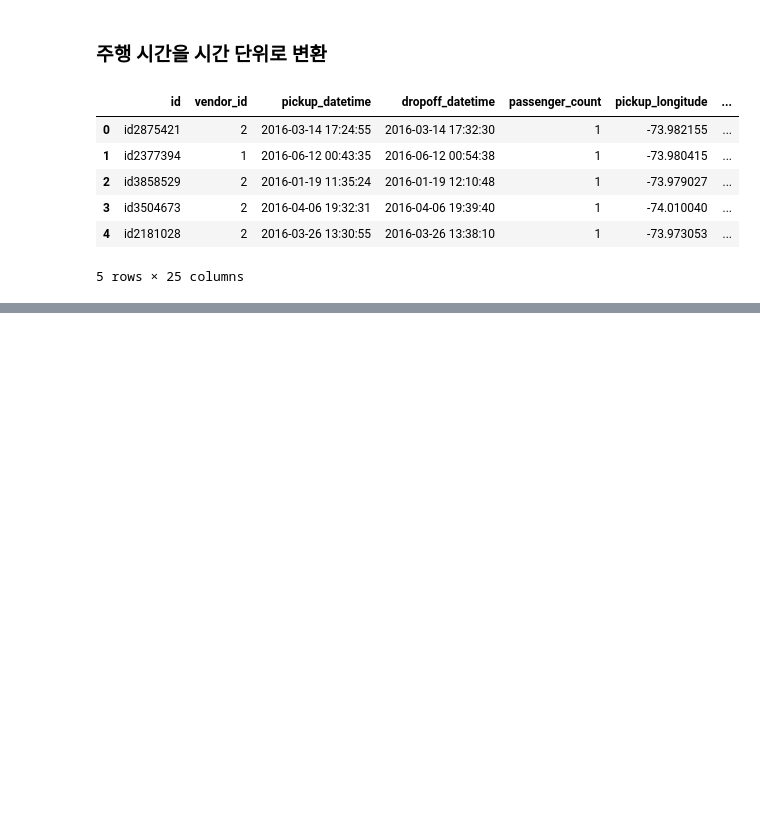
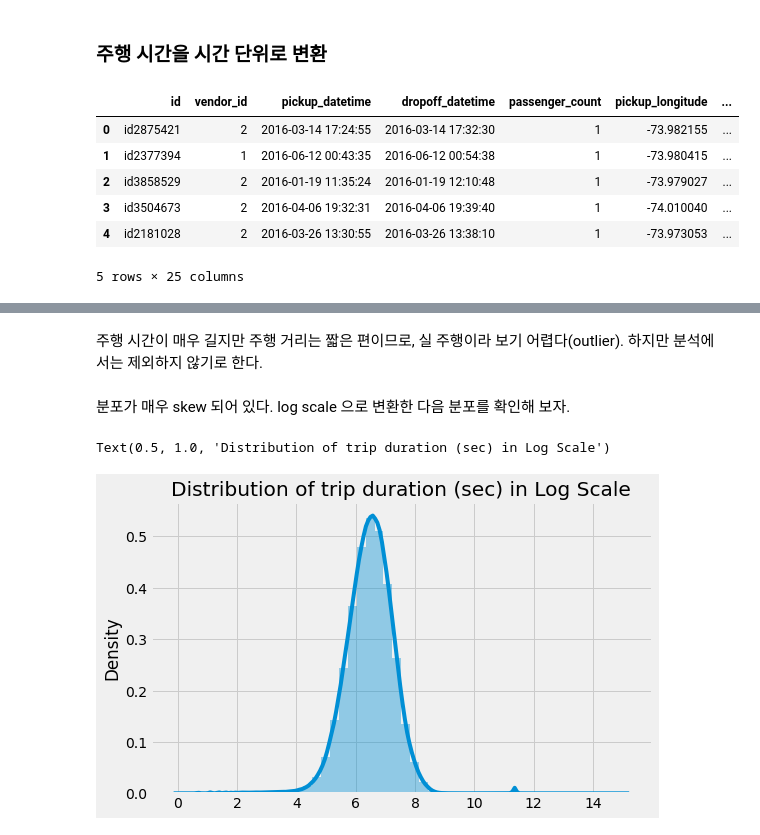
Before and after one commit to Deep-dive-into-Kaggle-and-ML/Kaggle, a Jupyter notebook: week02/Eunhee/Exploratory-analysis.ipynb, the cells around one changed output, grey strips where cells are left out. Drawn from its saved outputs; the diff is of its cells as text; code cells hidden in the pictures; blank space fills up the shorter version.

```diff
--- a/week02/Eunhee/Exploratory-analysis.ipynb
+++ b/week02/Eunhee/Exploratory-analysis.ipynb
@@ -179,0 +237,11 @@ train.head()
+# %% [markdown]
+주행 시간이 매우 길지만 주행 거리는 짧은 편이므로, 실 주행이라 보기 어렵다(outlier). 하지만 분석에서는 제외하지 않기로 한다.
+# %% [markdown]
+분포가 매우 skew 되어 있다. log scale 으로 변환한 다음 분포를 확인해 보자.
+# %%
+plt.figure(figsize=(8,5))
+sns.distplot(np.log(train['trip_duration'].values)).set_title("Distribution of Trip Duration")
+plt.title("Distribution of trip duration (sec) in Log Scale")
+# %% [output]
+Text(0.5, 1.0, 'Distribution of trip duration (sec) in Log Scale')
+[figure, added]
```
Also changed, not shown: parts of 51 cells of this notebook.
